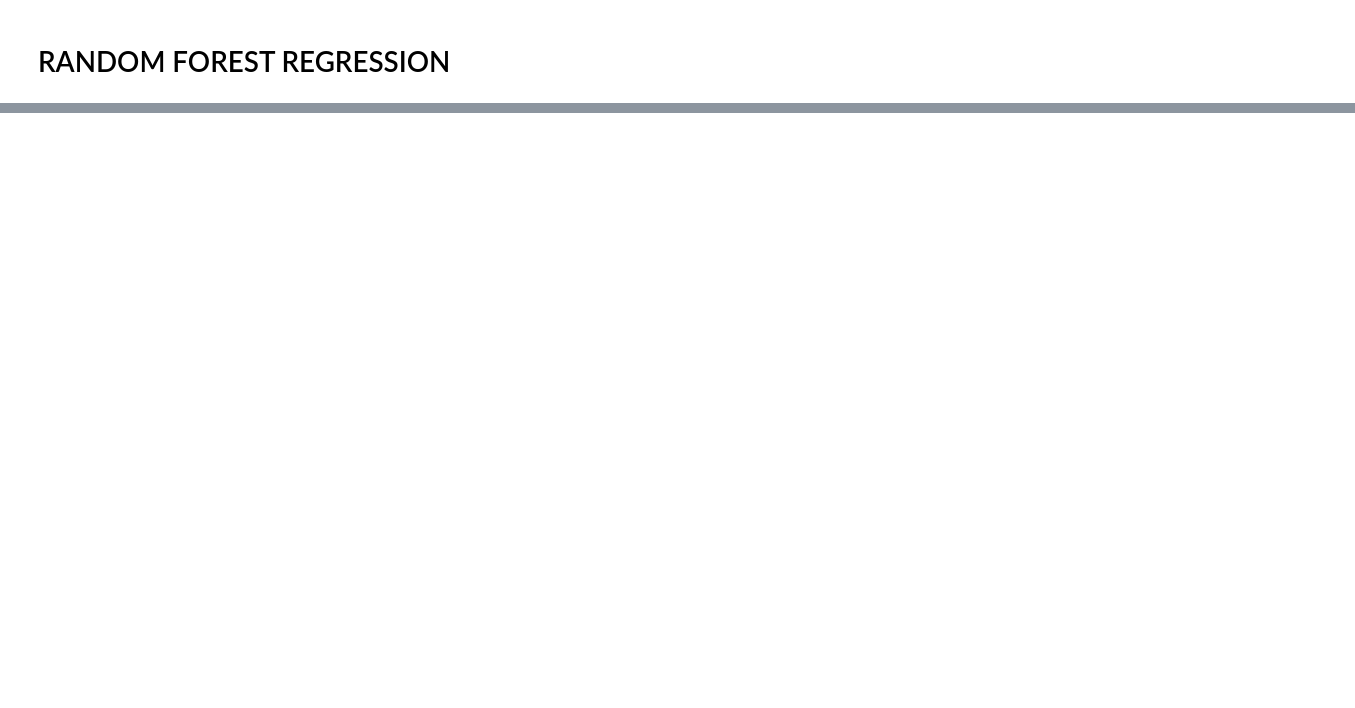
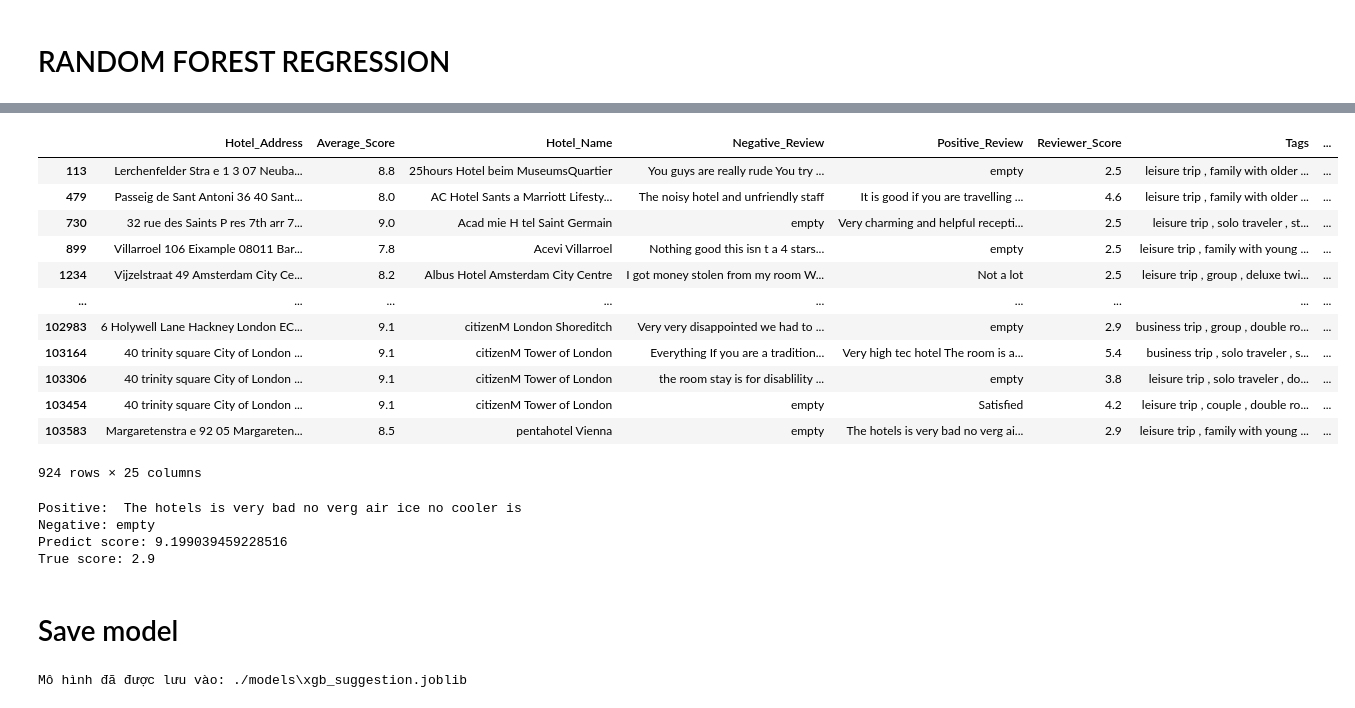
Before and after one commit to Cancogang69/CS114, a Jupyter notebook: hotel_suggestion.ipynb, the cells around one changed output, grey strips where cells are left out. Cells and saved outputs as stored; diff of their text form; code cells hidden in the pictures; blank space fills up the shorter version.

```diff
--- a/hotel_suggestion.ipynb
+++ b/hotel_suggestion.ipynb
@@ -299,0 +176,5 @@ Mô hình đã được lưu vào: /content/drive/MyDrive/DoAn/models/xgb_600_01
+# %%
+display = ftr = np.abs(np.subtract(y_test, y_pred)).copy()
+display[ftr<4] = 0
+test = np.flatnonzero(display)
+test
@@ -299,0 +199,36 @@ Mô hình đã được lưu vào: /content/drive/MyDrive/DoAn/models/xgb_600_01
+# %%
+wrong = data_test.iloc[test]
+wrong
+# %% [output]
+|  | Hotel_Address | Average_Score | Hotel_Name | Negative_Review | Positive_Review | Reviewer_Score | Tags | ... |
+| 113 | Lerchenfelder Stra e 1 3 07 Neuba... | 8.8 | 25hours Hotel beim MuseumsQuartier | You guys are really rude You try ... | empty | 2.5 | leisure trip , family with older ... | ... |
+| 479 | Passeig de Sant Antoni 36 40 Sant... | 8.0 | AC Hotel Sants a Marriott Lifesty... | The noisy hotel and unfriendly staff | It is good if you are travelling ... | 4.6 | leisure trip , family with older ... | ... |
+| 730 | 32 rue des Saints P res 7th arr 7... | 9.0 | Acad mie H tel Saint Germain | empty | Very charming and helpful recepti... | 2.5 | leisure trip , solo traveler , st... | ... |
+| 899 | Villarroel 106 Eixample 08011 Bar... | 7.8 | Acevi Villarroel | Nothing good this isn t a 4 stars... | empty | 2.5 | leisure trip , family with young ... | ... |
+| 1234 | Vijzelstraat 49 Amsterdam City Ce... | 8.2 | Albus Hotel Amsterdam City Centre | I got money stolen from my room W... | Not a lot | 2.5 | leisure trip , group , deluxe twi... | ... |
+| ... | ... | ... | ... | ... | ... | ... | ... | ... |
+| 102983 | 6 Holywell Lane Hackney London EC... | 9.1 | citizenM London Shoreditch | Very very disappointed we had to ... | empty | 2.9 | business trip , group , double ro... | ... |
+| 103164 | 40 trinity square City of London ... | 9.1 | citizenM Tower of London | Everything If you are a tradition... | Very high tec hotel The room is a... | 5.4 | business trip , solo traveler , s... | ... |
+| 103306 | 40 trinity square City of London ... | 9.1 | citizenM Tower of London | the room stay is for disablility ... | empty | 3.8 | leisure trip , solo traveler , do... | ... |
+| 103454 | 40 trinity square City of London ... | 9.1 | citizenM Tower of London | empty | Satisfied | 4.2 | leisure trip , couple , double ro... | ... |
+| 103583 | Margaretenstra e 92 05 Margareten... | 8.5 | pentahotel Vienna | empty | The hotels is very bad no verg ai... | 2.9 | leisure trip , family with young ... | ... |
+924 rows × 25 columns
+# %%
+idx = 103583
+print(f"Positive: {wrong['Positive_Review'][idx]}")
+print(f"Negative: {wrong['Negative_Review'][idx]}")
+print(f"Predict score: {y_pred[idx]}")
+print(f"True score: {y_test[idx]}")
+# %% [output]
+Positive:  The hotels is very bad no verg air ice no cooler is
+Negative: empty
+Predict score: 9.199039459228516
+True score: 2.9
+# %% [markdown]
+# Save model
+# %%
+model_file_path = os.path.join(save_path, 'xgb_suggestion.joblib')
+joblib.dump(gscv, model_file_path)
+print(f'Mô hình đã được lưu vào: {model_file_path}')
+# %% [output]
+Mô hình đã được lưu vào: ./models\xgb_suggestion.joblib
```
Also changed, not shown: parts of 43 cells of this notebook, 1 other file.
